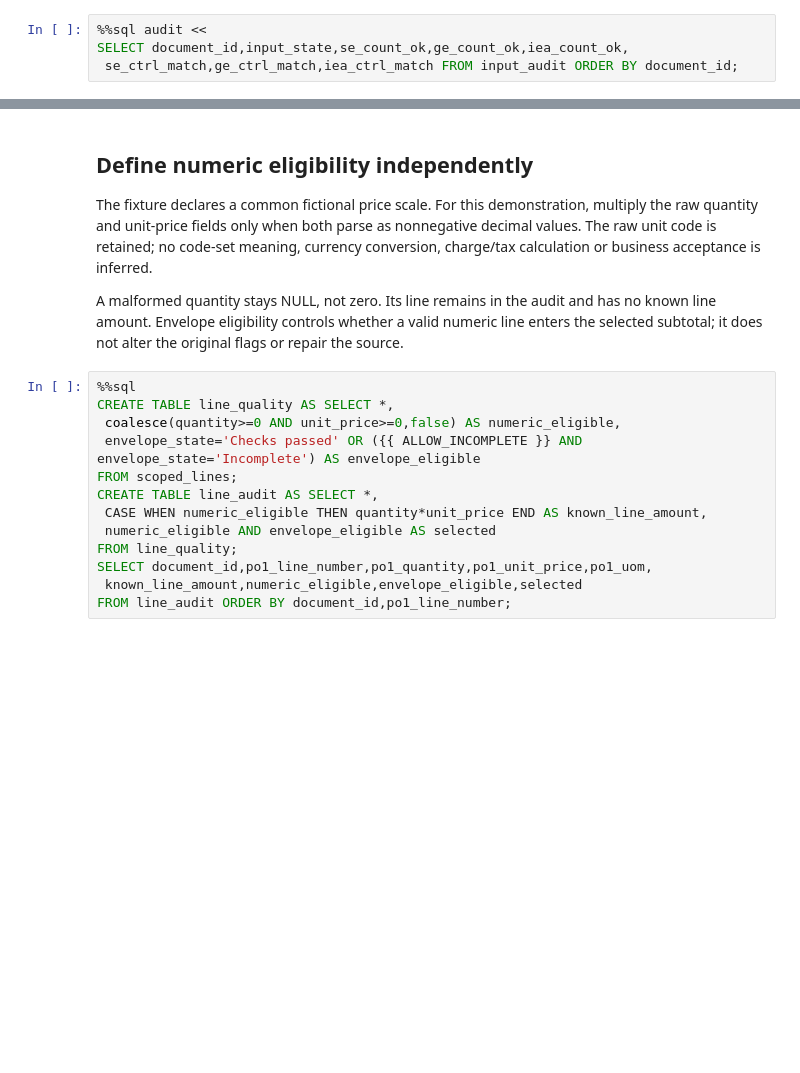
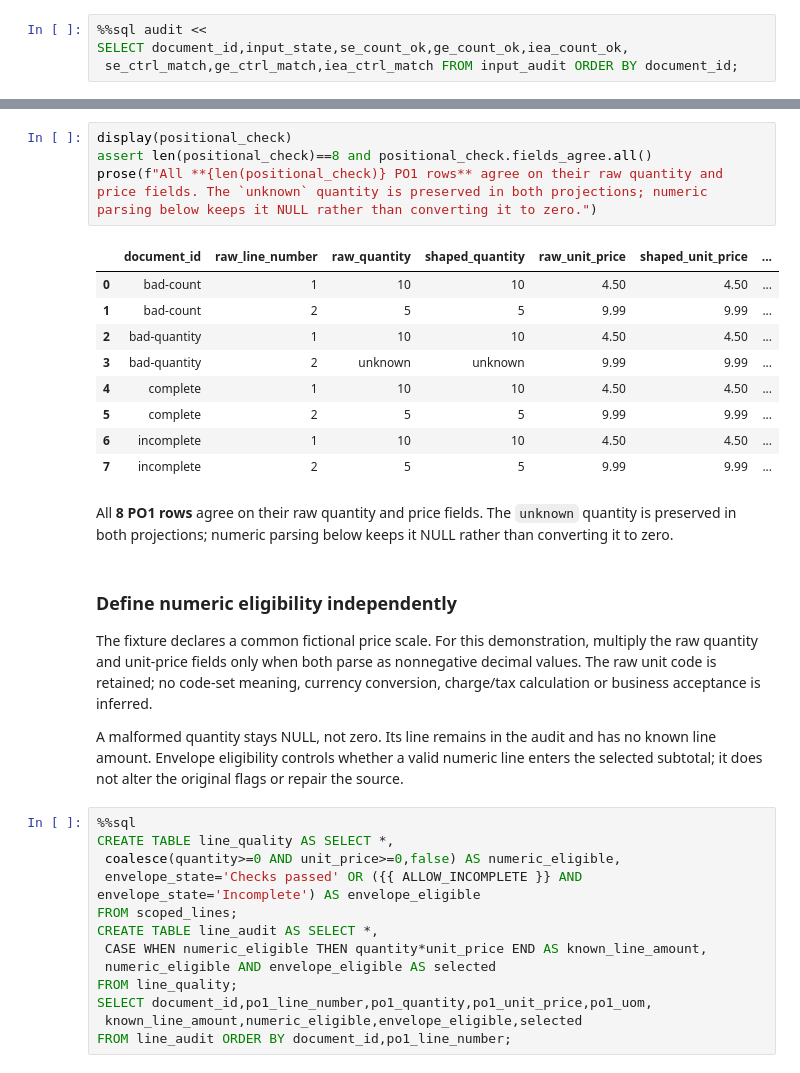
Before and after one commit to Query-farm/vgi-x12, a Jupyter notebook: notebooks/01_extracted_lines_need_an_input_audit.ipynb, the cells around one changed output, grey strips where cells are left out. Drawn from its saved outputs; the diff is of its cells as text; blank space fills up the shorter version.

Commit message:
Explain X12 input scope and EDIFACT field boundaries [skip ci]

```diff
--- a/notebooks/01_extracted_lines_need_an_input_audit.ipynb
+++ b/notebooks/01_extracted_lines_need_an_input_audit.ipynb
@@ -204,5 +244,20 @@ FROM scoped_lines ORDER BY document_id,po1_line_number;
+# %%
+display(positional_check)
+assert len(positional_check)==8 and positional_check.fields_agree.all()
+prose(f"All **{len(positional_check)} PO1 rows** agree on their raw quantity and price fields. The `unknown` quantity is preserved in both projections; numeric parsing below keeps it NULL rather than converting it to zero.")
+# %% [output]
+|  | document_id | raw_line_number | raw_quantity | shaped_quantity | raw_unit_price | shaped_unit_price | ... |
+| 0 | bad-count | 1 | 10 | 10 | 4.50 | 4.50 | ... |
+| 1 | bad-count | 2 | 5 | 5 | 9.99 | 9.99 | ... |
+| 2 | bad-quantity | 1 | 10 | 10 | 4.50 | 4.50 | ... |
+| 3 | bad-quantity | 2 | unknown | unknown | 9.99 | 9.99 | ... |
+| 4 | complete | 1 | 10 | 10 | 4.50 | 4.50 | ... |
+| 5 | complete | 2 | 5 | 5 | 9.99 | 9.99 | ... |
+| 6 | incomplete | 1 | 10 | 10 | 4.50 | 4.50 | ... |
+| 7 | incomplete | 2 | 5 | 5 | 9.99 | 9.99 | ... |
+All **8 PO1 rows** agree on their raw quantity and price fields. The `unknown` quantity is preserved in both projections; numeric parsing below keeps it NULL rather than converting it to zero.
 # %% [markdown]
-## Define numeric eligibility independently
+### Define numeric eligibility independently
 
 The fixture declares a common fictional price scale. For this demonstration, multiply
 the raw quantity and unit-price fields only when both parse as nonnegative decimal
```
Also changed, not shown: parts of 28 cells of this notebook, 11 other files.
